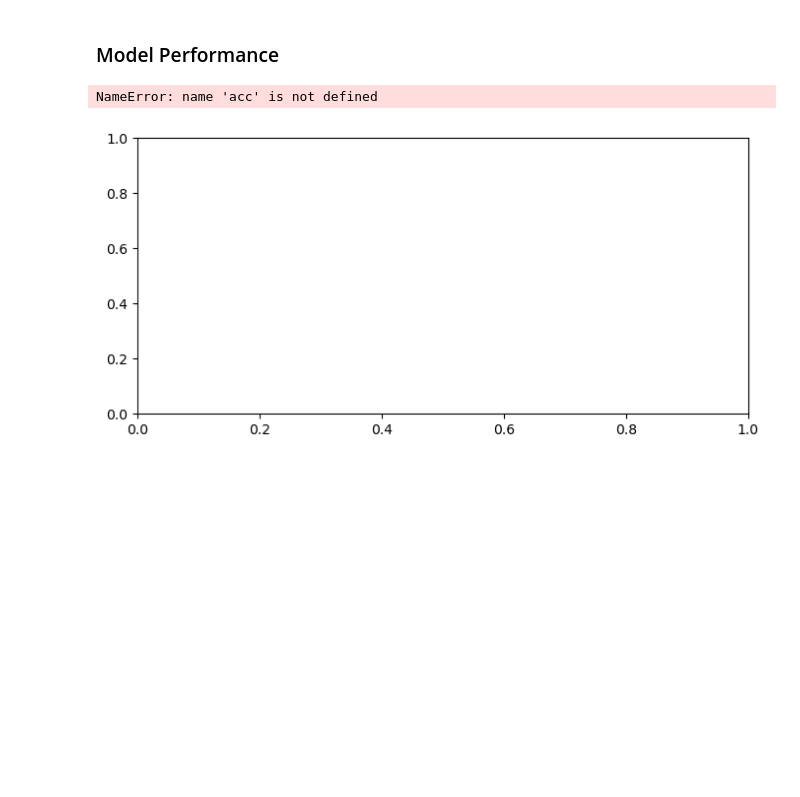
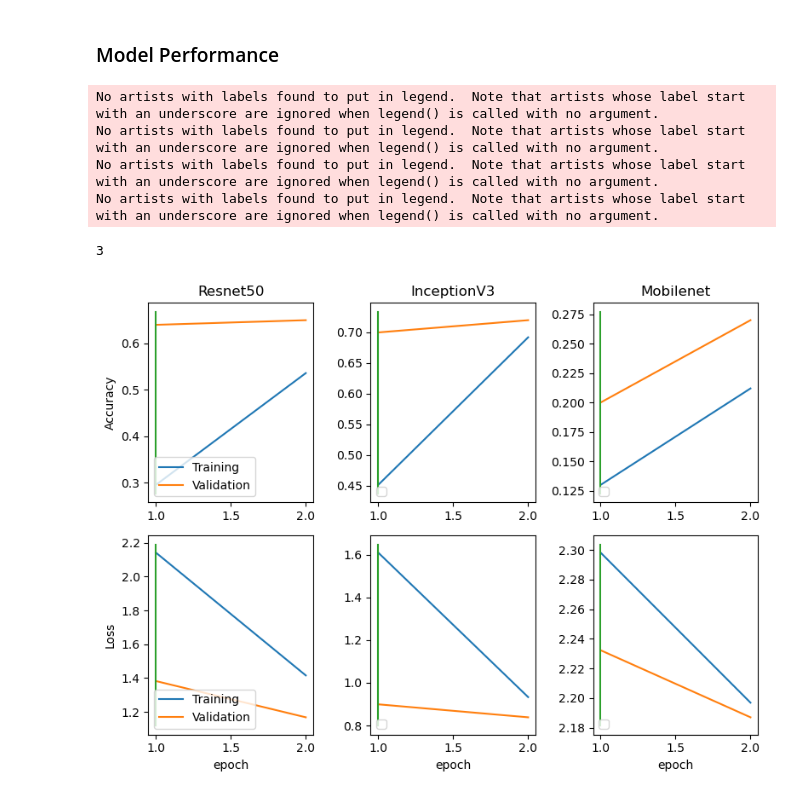
Before and after one commit to NinaCilliers/MNIST784_transfer_learning, a Jupyter notebook: MNIST784_transfer_learning.ipynb, the cells around one changed output. Cells and saved outputs as stored; diff of their text form; code cells hidden in the pictures; blank space fills up the shorter version.

Commit message:
added result visualization

```diff
--- a/MNIST784_transfer_learning.ipynb
+++ b/MNIST784_transfer_learning.ipynb
@@ -193,4 +196,5 @@ def predict(model, test_data):
 # %%
 resnet_model, resnet_score = build_and_train(ResNet50,32,train_data,iters)
+scores.append(resnet_score)
 # %% [output]
 Building model...
@@ -213,4 +217,5 @@ Fine tuning all layers...
 # %%
 inception_model, inception_score = build_and_train(InceptionV3,75,train_data,iters)
+scores.append(inception_score)
 # %% [output]
 Building model...
@@ -233,5 +238,6 @@ Fine tuning all layers...
 # %%
 mobilenet_model, mobilenet_score = build_and_train(MobileNet,32,train_data,iters)
+scores.append(mobilenet_score)
 # %% [output]
 WARNING:tensorflow:`input_shape` is undefined or non-square, or `rows` is not in [128, 160, 192, 224]. Weights for input shape (224, 224) will be loaded as the default.
 Building model...
@@ -253,29 +259,61 @@ Fine tuning all layers...
 # %% [markdown]
 ### Model Performance
+# %%
+def model_scores(score):
+    acc = score[0]
+    val_acc = score[1]
+    loss = score[2]
+    val_loss = score[3]
+    return acc, val_acc, loss, val_loss
 # %%
-plt.figure(figsize=(8, 8))
-plt.subplot(2, 1, 1)
-plt.plot(acc, label='Training Accuracy')
-plt.plot(val_acc, label='Validation Accuracy')
-#plt.ylim([0.8, 1])
-plt.plot([fc_iter-1,fc_iter-1],
-          plt.ylim(), label='Start Fine Tuning')
-plt.legend(loc='lower right')
-plt.title('Training and Validation Accuracy')
+print(len(scores))
+model_names = ['Resnet50','InceptionV3','Mobilenet']
+x_range = range(1,len(acc)+1)
 
-plt.subplot(2, 1, 2)
-plt.plot(loss, label='Training Loss')
-plt.plot(val_loss, label='Validation Loss')
-#plt.ylim([0, 1.0])
-plt.plot([fc_iter-1,fc_iter-1],
-         plt.ylim(), label='Start Fine Tuning')
-plt.legend(loc='upper right')
-plt.title('Training and Validation Loss')
-plt.xlabel('epoch')
-plt.show()
+count = 1
+plt.figure(figsize=(8, 6))
+for score in scores:
+    acc, val_acc, loss, val_loss = model_scores(score)
+
+    #selecting legend entry
+    if count == 1:
+        label_train = 'Training'
+        label_val= 'Validation'
+    else:
+        label_train = None
+        label_val = None
+
+    plt.subplot(2, 3, count)
+    plt.plot(x_range, acc, label=label_train)
+    plt.plot(x_range, val_acc, label=label_val)
+    #plt.ylim([0.8, 1])
+    plt.plot([fc_iter,fc_iter],plt.ylim(), label=None)
+    if count == 1:
+        plt.ylabel('Accuracy')
+
+    plt.legend(loc='lower left')
+    plt.title(model_names[count-1])
+
+    plt.subplot(2, 3, count+3)
+    plt.plot(x_range, loss, label=label_train)
+    plt.plot(x_range, val_loss, label=label_val)
+    #plt.ylim([0, 1.0])
+    plt.plot([fc_iter,fc_iter],plt.ylim(), label=None)
+    plt.legend(loc='lower left')
+    plt.xlabel('epoch')
+    if count == 1:
+        plt.ylabel('Loss')
+
+    count +=1
+
+plt.tight_layout()
 # %% [output]
-NameError: name 'acc' is not defined
+No artists with labels found to put in legend.  Note that artists whose label start with an underscore are ignored when legend() is called with no argument.
+No artists with labels found to put in legend.  Note that artists whose label start with an underscore are ignored when legend() is called with no argument.
+No artists with labels found to put in legend.  Note that artists whose label start with an underscore are ignored when legend() is called with no argument.
+No artists with labels found to put in legend.  Note that artists whose label start with an underscore are ignored when legend() is called with no argument.
+3
-[figure, old version]
+[figure, new version]
 # %%
 y_pred = model.predict(X_test).argmax(axis=1)
 resnet_score = accuracy_score(y_test,y_pred)
```
Also changed, not shown: parts of 8 cells of this notebook, 9 other files.
